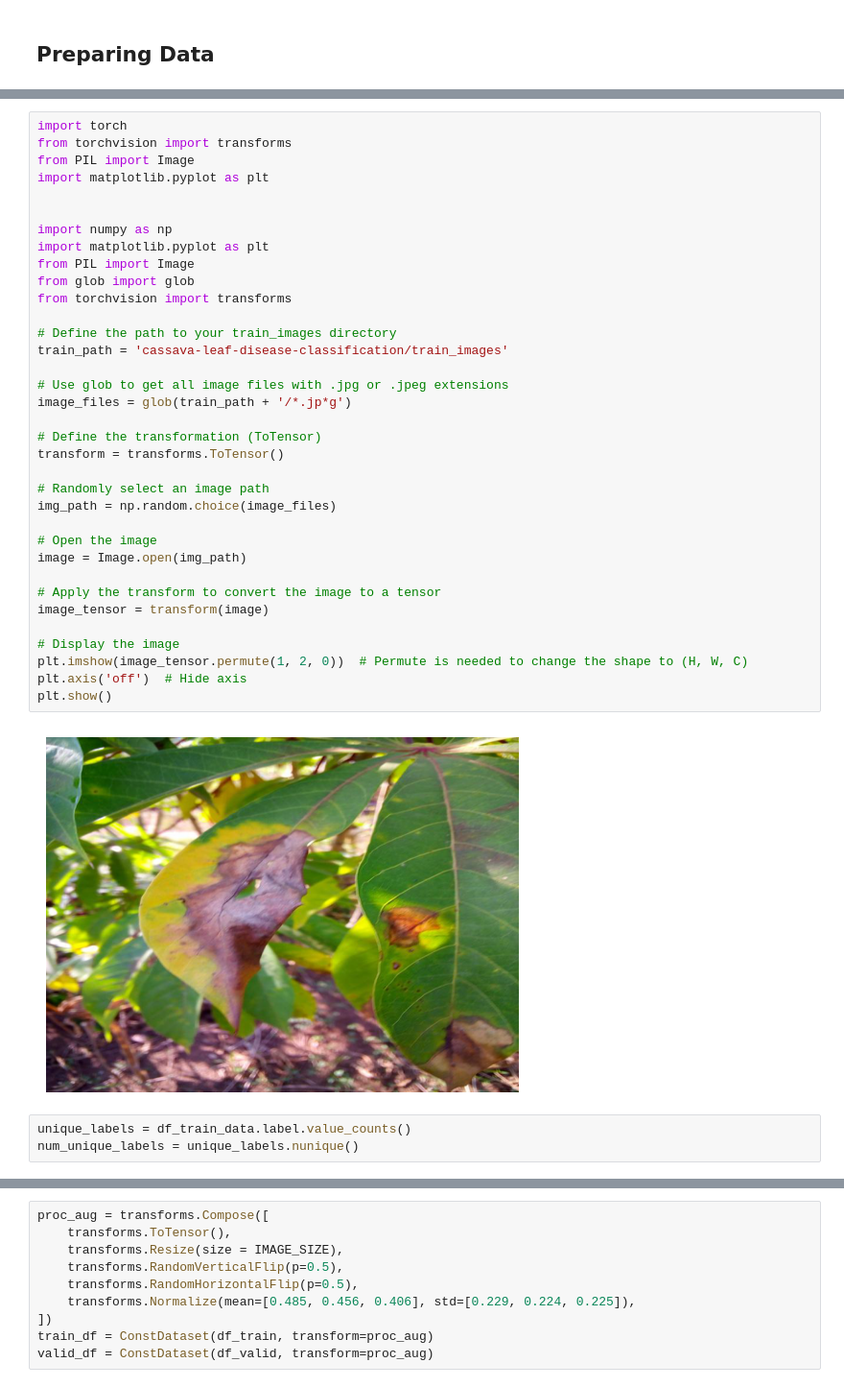
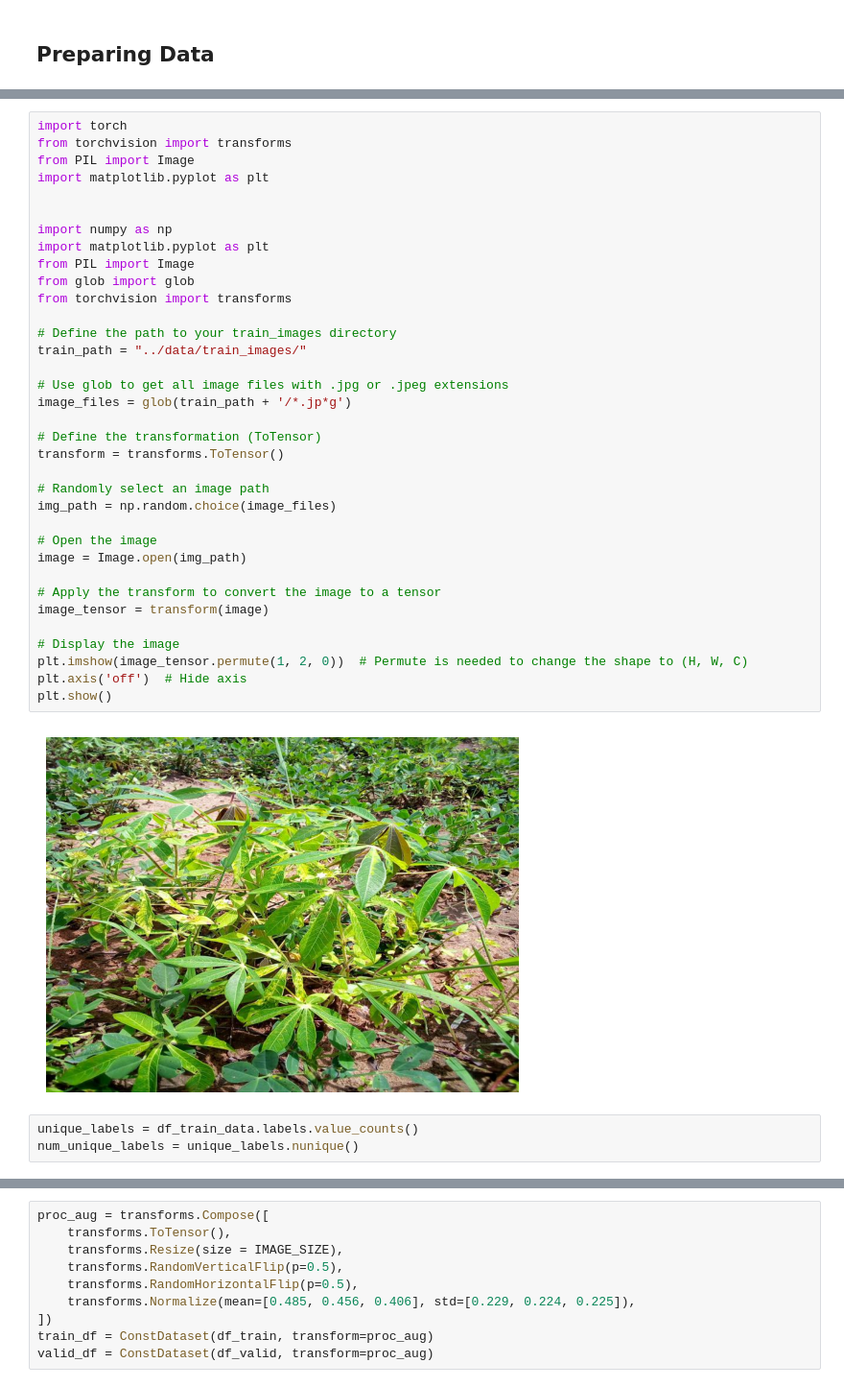
Before and after one commit to alexksh2/SC4000_Machine_Learning, a Jupyter notebook: scripts/ResNext_Cassava Disease Classifier_recNorm.ipynb, the cells around one changed output, grey strips where cells are left out. Shown: that part at 96% size. Cells and saved outputs as stored; diff of their text form.

```diff
--- a/scripts/ResNext_Cassava Disease Classifier_recNorm.ipynb
+++ b/scripts/ResNext_Cassava Disease Classifier_recNorm.ipynb
@@ -34,37 +34,37 @@ import matplotlib.pyplot as plt
 
 
 import numpy as np
 import matplotlib.pyplot as plt
 from PIL import Image
 from glob import glob
 from torchvision import transforms
 
 # Define the path to your train_images directory
-train_path = 'cassava-leaf-disease-classification/train_images'
+train_path = "../data/train_images/"
 
 # Use glob to get all image files with .jpg or .jpeg extensions
 image_files = glob(train_path + '/*.jp*g')
 
 # Define the transformation (ToTensor)
 transform = transforms.ToTensor()
 
 # Randomly select an image path
 img_path = np.random.choice(image_files)
 
 # Open the image
 image = Image.open(img_path)
 
 # Apply the transform to convert the image to a tensor
 image_tensor = transform(image)
 
 # Display the image
 plt.imshow(image_tensor.permute(1, 2, 0))  # Permute is needed to change the shape to (H, W, C)
 plt.axis('off')  # Hide axis
 plt.show()
 # %% [output]
-[figure, old version]
+[figure, new version]
 # %%
-unique_labels = df_train_data.label.value_counts()
+unique_labels = df_train_data.labels.value_counts()
 num_unique_labels = unique_labels.nunique()
 # %%
 from sklearn import model_selection
```
Also changed, not shown: parts of 5 cells of this notebook, 2 other files.
